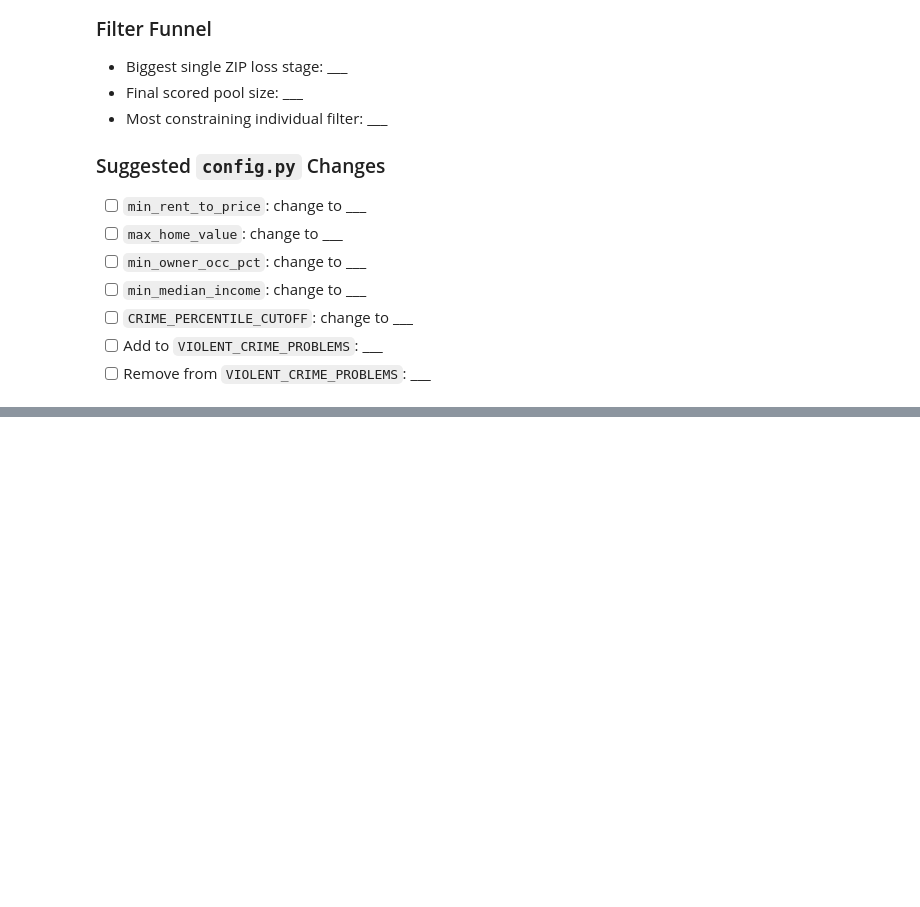
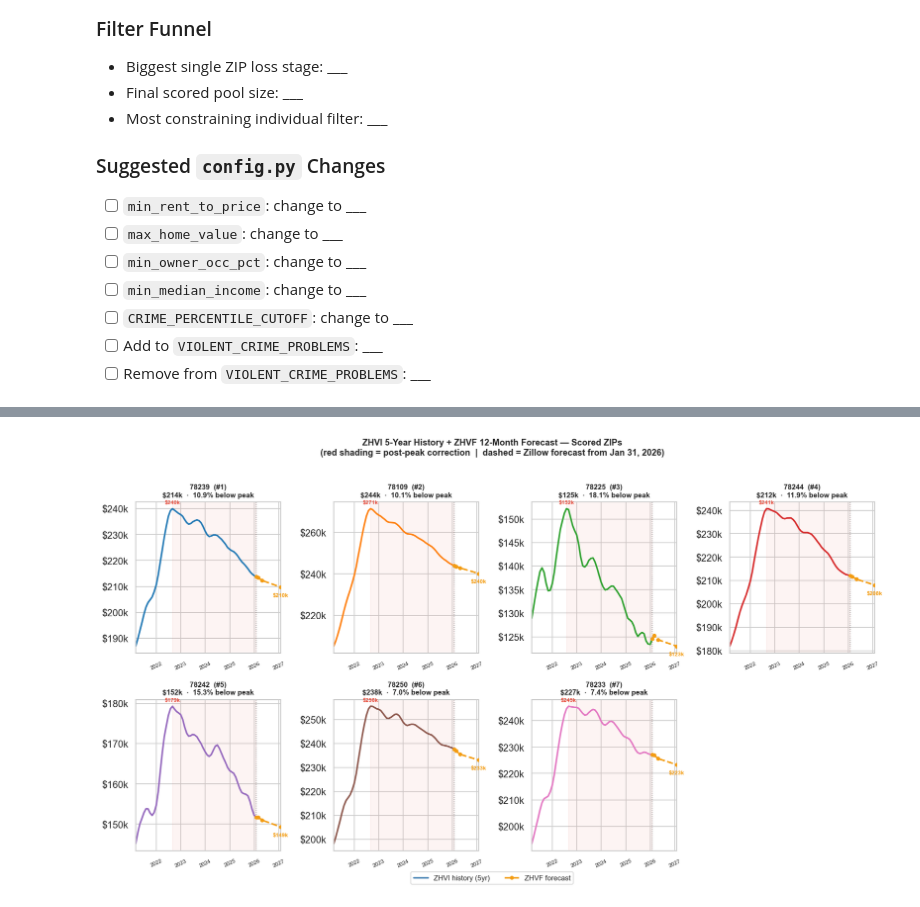
Before and after one commit to asndiallo/satx_house_hack_model, a Jupyter notebook: notebooks/01_eda.ipynb, the cells around one changed output, grey strips where cells are left out. Cells and saved outputs as stored; diff of their text form; code cells hidden in the pictures; blank space fills up the shorter version.

```diff
--- a/notebooks/01_eda.ipynb
+++ b/notebooks/01_eda.ipynb
@@ -1184,0 +1297,97 @@ Fill this in as you run the notebook. The goal is to end with concrete actions f
+# %%
+# ── Per-ZIP: ZHVI 5yr history + ZHVF forecast splice ────────────────────────
+# Each panel shows where a ZIP's price has been and where Zillow says it's going.
+
+n_zips  = len(eda_rows)
+ncols   = min(4, n_zips)
+nrows   = (n_zips + ncols - 1) // ncols
+palette = sns.color_palette('tab10', n_colors=n_zips)
+
+fig, axes = plt.subplots(nrows, ncols, figsize=(14, nrows * 3.8), sharey=False)
+axes_flat = axes.flatten() if n_zips > 1 else [axes]
+
+hist_dates = pd.to_datetime(hist_cols)
+base_dt    = pd.to_datetime(BASE_DATE)
+fc_dates   = [base_dt] + [pd.to_datetime(d) for d in FORECAST_COLS.keys()]
+
+for i, row_data in enumerate(eda_rows):
+    ax = axes_flat[i]
+    z  = row_data['zip']
+    color = palette[i]
+
+    zrow = zhvi_scored[zhvi_scored['zip'] == z]
+    if zrow.empty:
+        ax.set_visible(False)
+        continue
+
+    hist_vals = pd.to_numeric(zrow[hist_cols].iloc[0], errors='coerce')
+    current   = hist_vals.iloc[-1]
+
+    # ── Historical line ───────────────────────────────────────────────────────
+    ax.plot(hist_dates, hist_vals / 1e3, linewidth=2, color=color)
+
+    # Shade post-peak correction
+    peak_date = hist_dates[hist_vals.argmax()]
+    ax.axvspan(peak_date, base_dt, alpha=0.06, color=FAIL_COLOR)
+
+    # Annotate peak
+    peak_val = hist_vals.max()
+    ax.annotate(f'${peak_val/1e3:.0f}k',
+                xy=(peak_date, peak_val/1e3),
+                xytext=(0, 6), textcoords='offset points',
+                fontsize=7, ha='center', color=FAIL_COLOR, fontweight='bold')
+
+    # ── Forecast dots + dashed line ───────────────────────────────────────────
+    zfrow = zhvf[zhvf['zip'] == z]
+    fc_vals = [current]
+    for fc_col in FORECAST_COLS:
+        if not zfrow.empty and fc_col in zfrow.columns:
+            pct = pd.to_numeric(zfrow[fc_col].iloc[0], errors='coerce') or 0
+            fc_vals.append(current * (1 + pct / 100))
+        else:
+            fc_vals.append(None)
+
+    valid = [(d, v) for d, v in zip(fc_dates, fc_vals) if v is not None]
+    if valid:
+        fd, fv = zip(*valid)
+        ax.plot(fd, [v/1e3 for v in fv], linewidth=2, linestyle='--',
+                color=WARN_COLOR, marker='o', markersize=4, zorder=5)
+        # Annotate Jan 2027 endpoint
+        ax.annotate(f'${fv[-1]/1e3:.0f}k',
+                    xy=(fd[-1], fv[-1]/1e3),
+                    xytext=(0, -12), textcoords='offset points',
+                    fontsize=7, ha='center', color=WARN_COLOR, fontweight='bold')
+
+    # ── Reference lines ───────────────────────────────────────────────────────
+    ax.axvline(base_dt, color='gray', linewidth=1, linestyle=':', alpha=0.8)
+
+    pct_below = row_data['pct_below_peak']
+    rank      = row_data['rank']
+    ax.set_title(f"{z}  (#{rank:.0f})\n${current/1e3:.0f}k  ·  {pct_below:.1f}% below peak", fontsize=9, fontweight='bold')
+    ax.yaxis.set_major_formatter(mticker.FuncFormatter(lambda x, _: f'${x:.0f}k'))
+    ax.tick_params(axis='x', labelsize=7, rotation=25)
+    ax.set_xlim(hist_dates[0], fc_dates[-1])
+
+# Hide unused panels
+for j in range(n_zips, len(axes_flat)):
+    axes_flat[j].set_visible(False)
+
+# Shared legend via proxy lines
+from matplotlib.lines import Line2D
+legend_handles = [
+    Line2D([0], [0], color='steelblue', linewidth=2, label='ZHVI history (5yr)'),
+    Line2D([0], [0], color=WARN_COLOR,  linewidth=2, linestyle='--',
+           marker='o', markersize=4, label='ZHVF forecast'),
+]
+fig.legend(handles=legend_handles, loc='lower center', ncol=2,
+           fontsize=9, bbox_to_anchor=(0.5, -0.02))
+
+plt.suptitle(
+    'ZHVI 5-Year History + ZHVF 12-Month Forecast — Scored ZIPs\n'
+    '(red shading = post-peak correction  |  dashed = Zillow forecast from Jan 31, 2026)',
+    fontsize=11, fontweight='bold', y=1.01
+)
+plt.tight_layout()
+plt.show()
+# %% [output]
+[figure, added]
```
Also changed, not shown: parts of 5 cells of this notebook, 8 other files.
